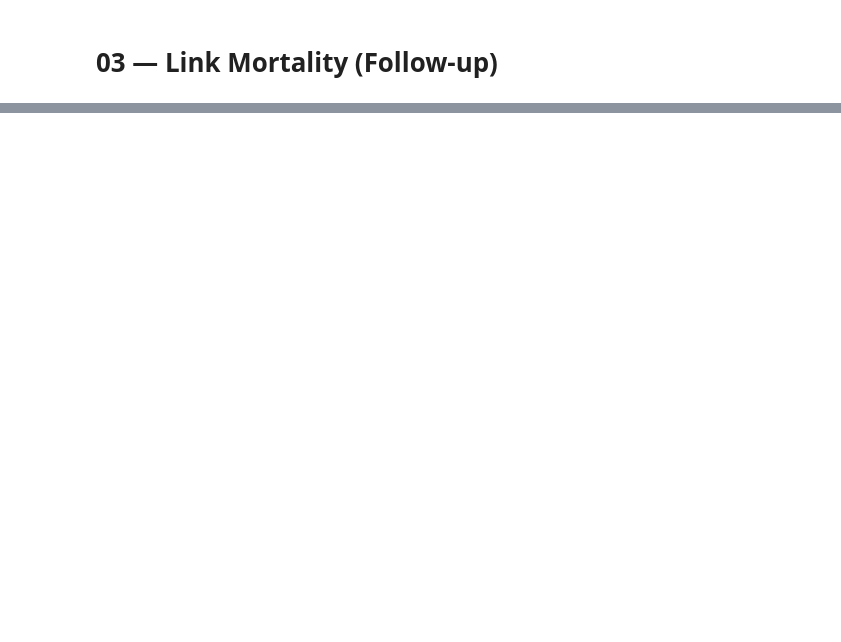
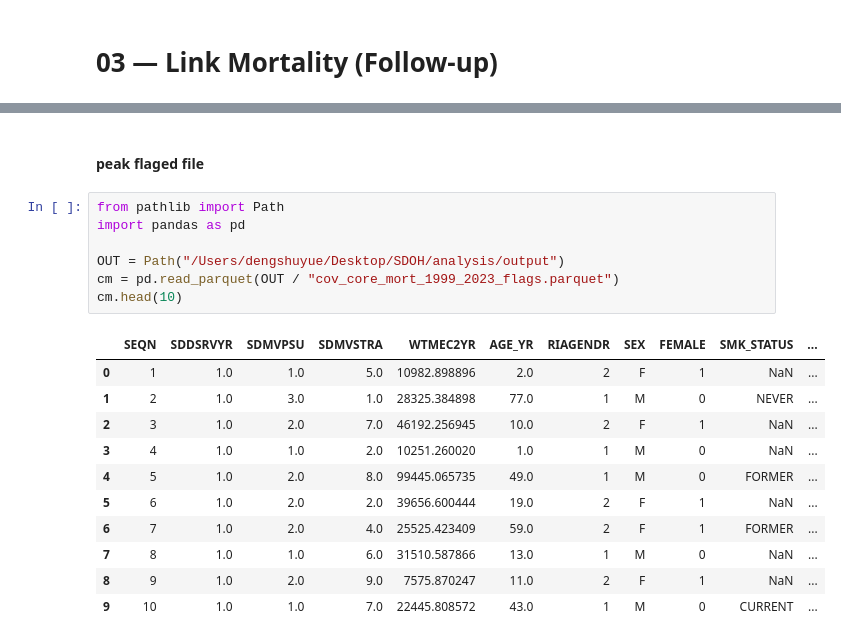
Before and after one commit to amydsy/sdoh-mediation-analysis, a Jupyter notebook: 03_link_mortality.ipynb, the cells around one changed output, grey strips where cells are left out. Saved outputs shown, nothing was run; the diff lists cells and outputs as text; blank space fills up the shorter version.

```diff
--- a/03_link_mortality.ipynb
+++ b/03_link_mortality.ipynb
@@ -91,0 +289,21 @@ score_mort.to_pickle(os.path.join(folder_path, "SODH_diet_mort.pkl"))  # You can
+# %% [markdown]
+#### peak flaged file
+# %%
+from pathlib import Path
+import pandas as pd
+
+OUT = Path("/Users/dengshuyue/Desktop/SDOH/analysis/output")
+cm = pd.read_parquet(OUT / "cov_core_mort_1999_2023_flags.parquet")
+cm.head(10)
+# %% [output]
+|  | SEQN | SDDSRVYR | SDMVPSU | SDMVSTRA | WTMEC2YR | AGE_YR | RIAGENDR | SEX | FEMALE | SMK_STATUS | ... |
+| 0 | 1 | 1.0 | 1.0 | 5.0 | 10982.898896 | 2.0 | 2 | F | 1 | NaN | ... |
+| 1 | 2 | 1.0 | 3.0 | 1.0 | 28325.384898 | 77.0 | 1 | M | 0 | NEVER | ... |
+| 2 | 3 | 1.0 | 2.0 | 7.0 | 46192.256945 | 10.0 | 2 | F | 1 | NaN | ... |
+| 3 | 4 | 1.0 | 1.0 | 2.0 | 10251.260020 | 1.0 | 1 | M | 0 | NaN | ... |
+| 4 | 5 | 1.0 | 2.0 | 8.0 | 99445.065735 | 49.0 | 1 | M | 0 | FORMER | ... |
+| 5 | 6 | 1.0 | 2.0 | 2.0 | 39656.600444 | 19.0 | 2 | F | 1 | NaN | ... |
+| 6 | 7 | 1.0 | 2.0 | 4.0 | 25525.423409 | 59.0 | 2 | F | 1 | FORMER | ... |
+| 7 | 8 | 1.0 | 1.0 | 6.0 | 31510.587866 | 13.0 | 1 | M | 0 | NaN | ... |
+| 8 | 9 | 1.0 | 2.0 | 9.0 | 7575.870247 | 11.0 | 2 | F | 1 | NaN | ... |
+| 9 | 10 | 1.0 | 1.0 | 7.0 | 22445.808572 | 43.0 | 1 | M | 0 | CURRENT | ... |
```
Also changed, not shown: parts of 22 cells of this notebook, 1 other file.
